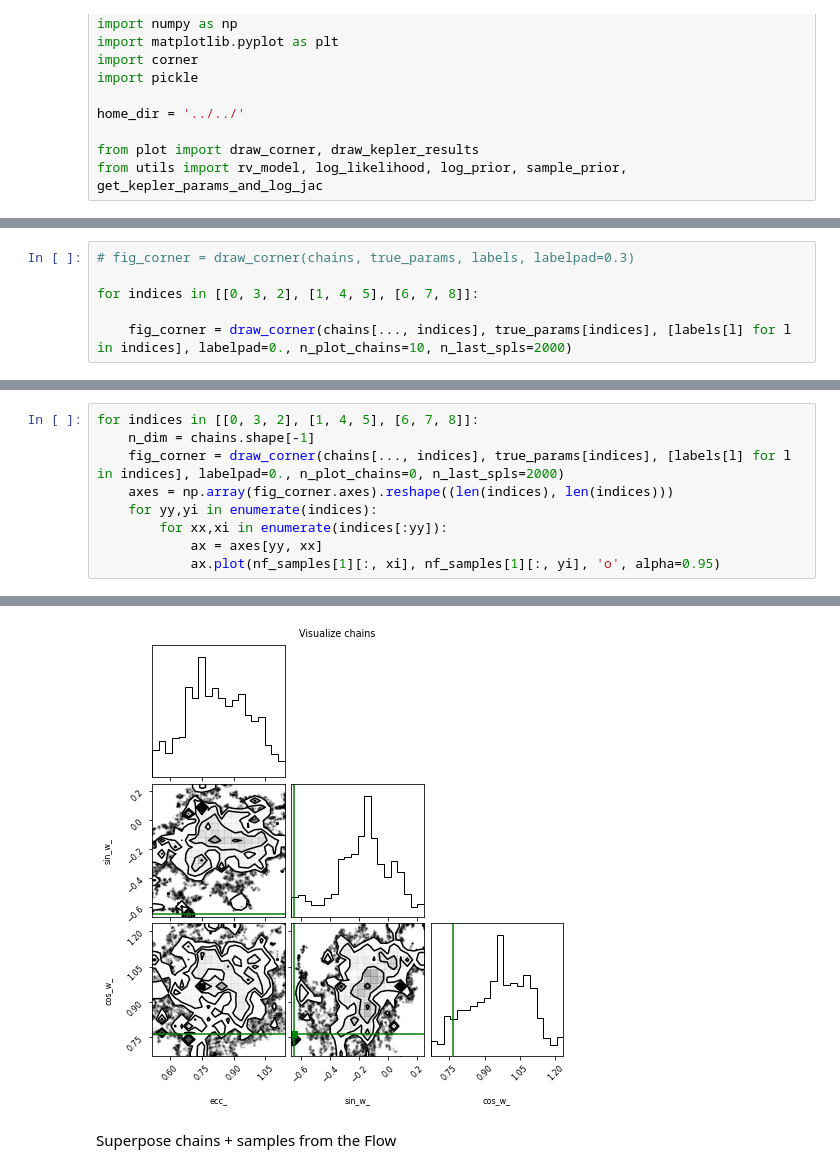
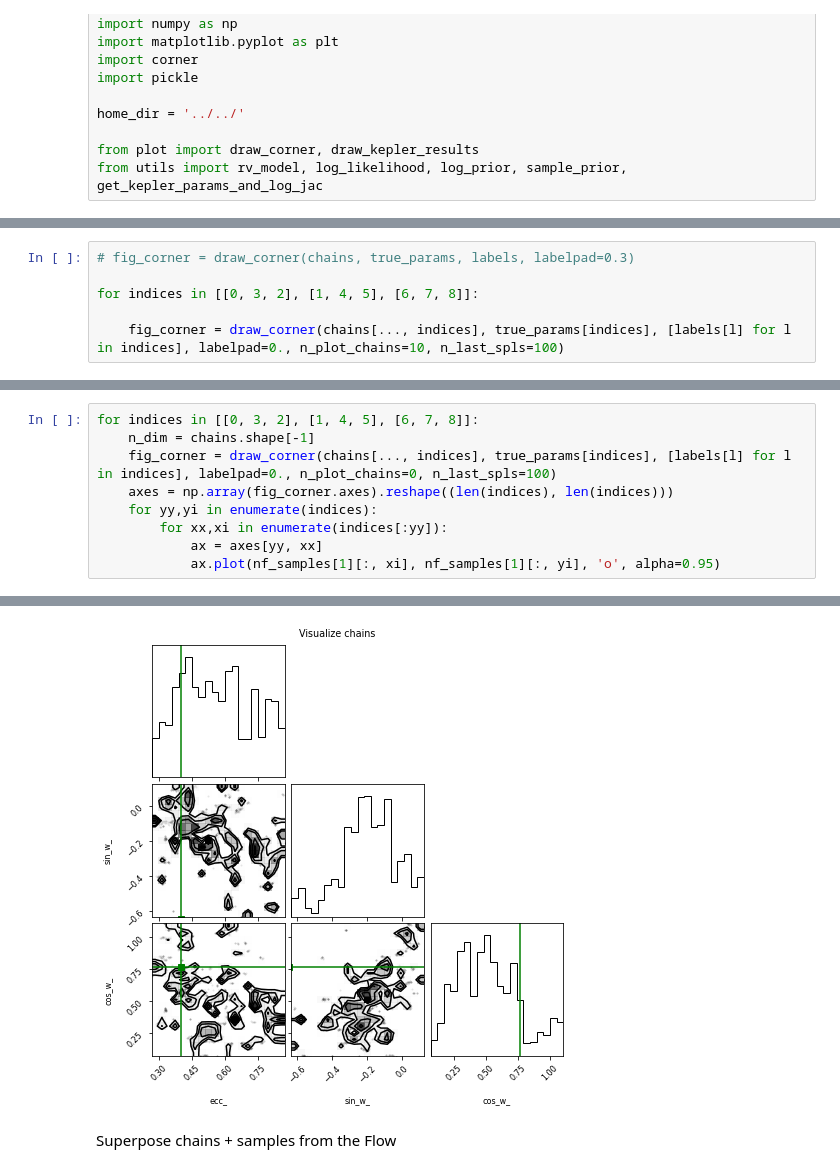
Before and after one commit to mhycheung/flowMC, a Jupyter notebook: example/kepler/visualize.ipynb, the cells around one changed output, grey strips where cells are left out. Drawn from its saved outputs; the diff is of its cells as text.

```diff
--- a/example/kepler/visualize.ipynb
+++ b/example/kepler/visualize.ipynb
@@ -30,5 +32,5 @@ labels = ['v0', 'log_s2', 'log_period', 'log_k', 'sin_phi_',
 
 for indices in [[0, 3, 2], [1, 4, 5], [6, 7, 8]]:
 
-    fig_corner = draw_corner(chains[..., indices], true_params[indices], [labels[l] for l in indices], labelpad=0., n_plot_chains=10, n_last_spls=2000)
+    fig_corner = draw_corner(chains[..., indices], true_params[indices], [labels[l] for l in indices], labelpad=0., n_plot_chains=10, n_last_spls=100)
 # %% [output]
@@ -40,7 +40,7 @@ Superpose chains + samples from the Flow: Currently no overlap
 # %%
 for indices in [[0, 3, 2], [1, 4, 5], [6, 7, 8]]:
     n_dim = chains.shape[-1]
-    fig_corner = draw_corner(chains[..., indices], true_params[indices], [labels[l] for l in indices], labelpad=0., n_plot_chains=0, n_last_spls=2000)
+    fig_corner = draw_corner(chains[..., indices], true_params[indices], [labels[l] for l in indices], labelpad=0., n_plot_chains=0, n_last_spls=100)
     axes = np.array(fig_corner.axes).reshape((len(indices), len(indices)))
     for yy,yi in enumerate(indices):
         for xx,xi in enumerate(indices[:yy]):
@@ -52,4 +52,4 @@ for indices in [[0, 3, 2], [1, 4, 5], [6, 7, 8]]:
-[figure, old version]
+[figure, new version]
 # %% [markdown]
 Superpose chains + samples from the Flow
 # %%
```
Also changed, not shown: parts of 9 cells of this notebook, 2 other files.
